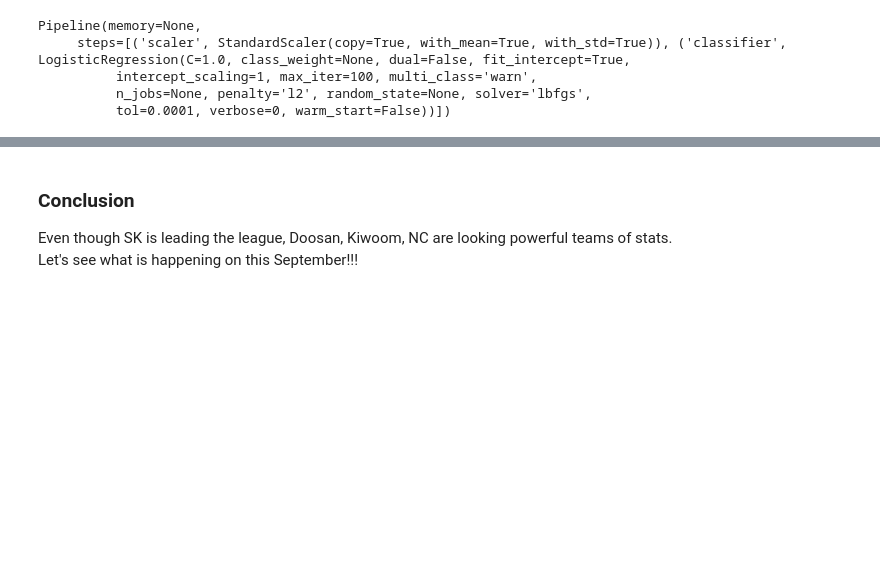
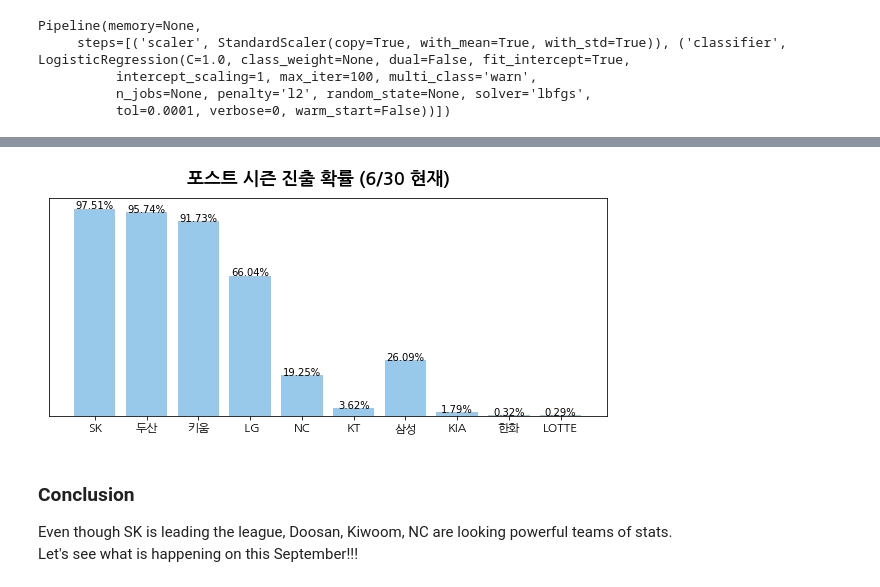
Before and after one commit to Teosoft7/predict_kbo, a Jupyter notebook: predict_kbo.ipynb, the cells around one changed output, grey strips where cells are left out. Drawn from its saved outputs; the diff is of its cells as text; code cells hidden in the pictures; blank space fills up the shorter version.

```diff
--- a/predict_kbo.ipynb
+++ b/predict_kbo.ipynb
@@ -344,0 +363,6 @@ plt.show()
+# %%
+new_predicts_to_win = {}
+for team, value in stat_0630.items():
+    proba = pipeline.predict_proba([value])[0][1]*100
+    new_predicts_to_win[team] = proba
+    print(f'{team} :  {proba:.4}%')
@@ -344,0 +380,6 @@ plt.show()
+# %%
+new_predicts = {}
+for team, value in stat_0630.items():
+    proba = pipeline_post.predict_proba([value])[0][1]*100
+    new_predicts[team] = proba
+    print(f'{team} :  {proba:.4}%')
@@ -345,3 +397,34 @@ plt.show()
+# %%
+# Draw a chart in Korean
+teams = [team for team, value in stat_0630.items()]
+
+teams[1] = '두산'
+teams[2] = '키움'
+teams[6] = '삼성'
+teams[8] = '한화'
+title_font = fm.FontProperties(fname='/Library/Fonts/NanumGothicBold.ttf', size=18)
+label_font = fm.FontProperties(fname='/Library/Fonts/NanumGothic.ttf', size=12)
+
+fig, ax = plt.subplots(figsize=(10, 4))
+ax.bar(teams, new_predicts.values(), color='#007acc', alpha=.4)
+
+ax.set_xticklabels(teams, fontproperties=label_font)
+ax.grid(False)
+ax.set_yticks([])
+
+fig.suptitle('포스트 시즌 진출 확률 (6/30 현재)', fontproperties=title_font)
+
+for rect in ax.patches:
+    y_value = rect.get_height()
+    x_value = rect.get_x() + rect.get_width() / 2
+
+    label = '{:.2f}%'.format(y_value)
+    plt.annotate(label, (x_value, y_value), ha='center' )
+
+plt.savefig('post_korean_0630.png')
+plt.show()
+# %% [output]
+[figure, added]
 # %% [markdown]
 ### Conclusion
 
```
Also changed, not shown: parts of 15 cells of this notebook, 2 other files.
